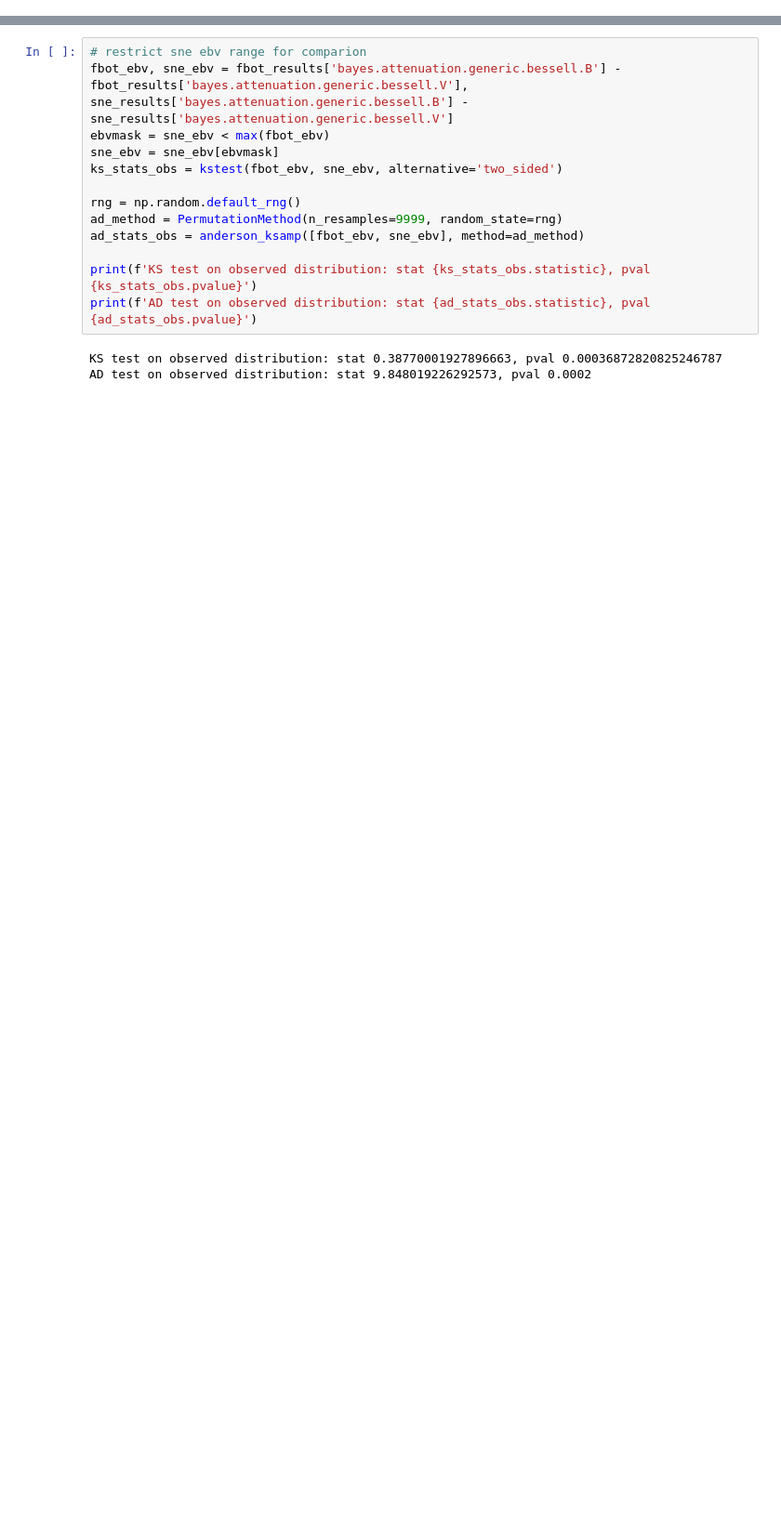
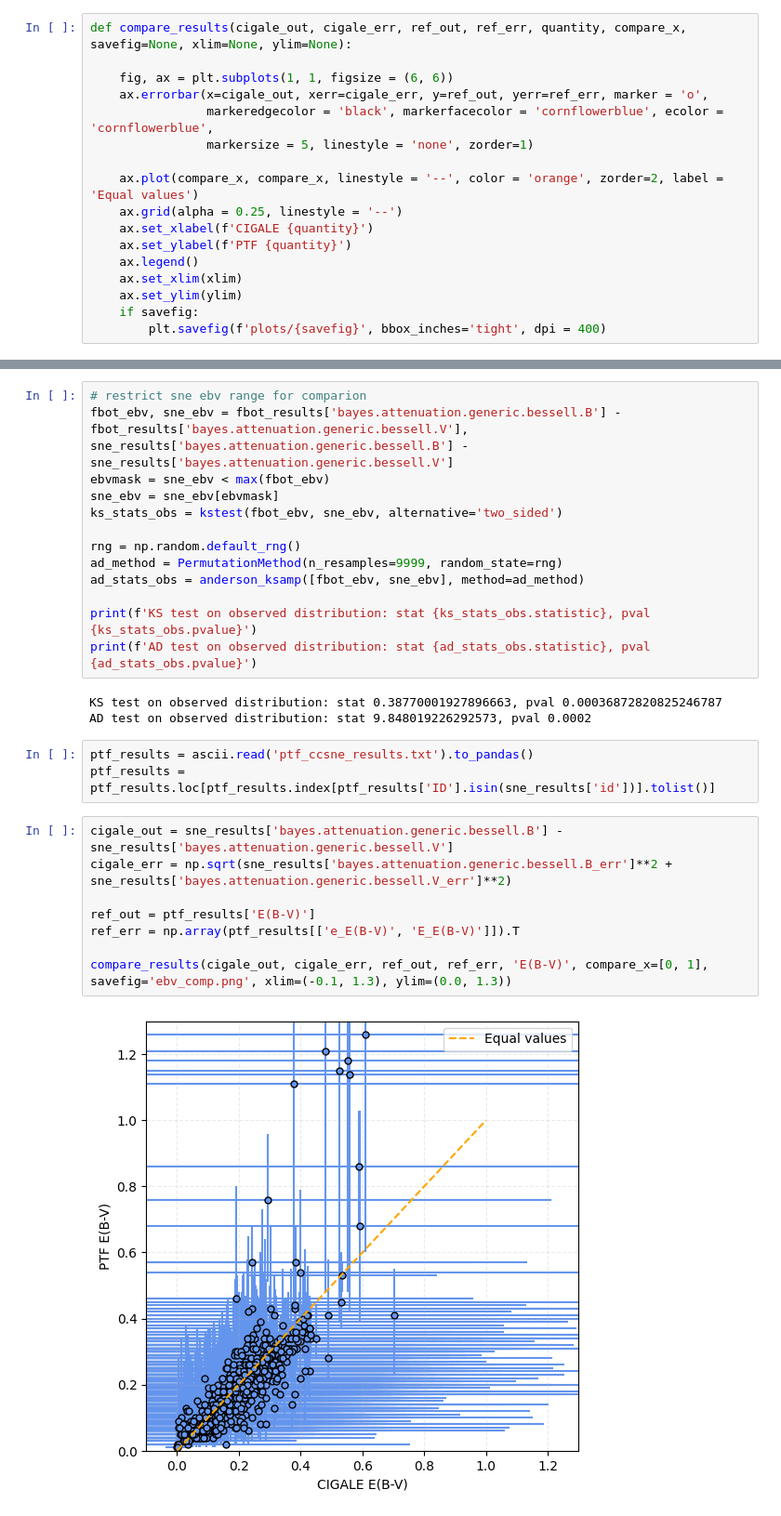
Before and after one commit to aswinsuresh24/sne_hosts, a Jupyter notebook: hosts.ipynb, the cells around one changed output, grey strips where cells are left out. Shown at 93% size. Drawn from its saved outputs; the diff is of its cells as text; blank space fills up the shorter version.

Commit message:
compare ptf results

```diff
--- a/hosts.ipynb
+++ b/hosts.ipynb
@@ -290,6 +290,23 @@ def plot_monte_carlo_sims(results, title, savefig=None):
     if savefig:
         plt.savefig(f'plots/{savefig}', bbox_inches='tight', dpi = 400)
     plt.show()
+# %%
+def compare_results(cigale_out, cigale_err, ref_out, ref_err, quantity, compare_x, savefig=None, xlim=None, ylim=None):
+
+    fig, ax = plt.subplots(1, 1, figsize = (6, 6))
+    ax.errorbar(x=cigale_out, xerr=cigale_err, y=ref_out, yerr=ref_err, marker = 'o',
+                markeredgecolor = 'black', markerfacecolor = 'cornflowerblue', ecolor = 'cornflowerblue',
+                markersize = 5, linestyle = 'none', zorder=1)
+
+    ax.plot(compare_x, compare_x, linestyle = '--', color = 'orange', zorder=2, label = 'Equal values')
+    ax.grid(alpha = 0.25, linestyle = '--')
+    ax.set_xlabel(f'CIGALE {quantity}')
+    ax.set_ylabel(f'PTF {quantity}')
+    ax.legend()
+    ax.set_xlim(xlim)
+    ax.set_ylim(ylim)
+    if savefig:
+        plt.savefig(f'plots/{savefig}', bbox_inches='tight', dpi = 400)
 # %%
 ptf_sne = read_ptf_sample('ptf_ccsne.csv')
 ptf_sne = ptf_sne[ptf_sne['ref'] == 'This paper']
@@ -550,3 +567,16 @@ print(f'AD test on observed distribution: stat {ad_stats_obs.statistic}, pval {a
 # %% [output]
 KS test on observed distribution: stat 0.38770001927896663, pval 0.00036872820825246787
 AD test on observed distribution: stat 9.848019226292573, pval 0.0002
+# %%
+ptf_results = ascii.read('ptf_ccsne_results.txt').to_pandas()
+ptf_results = ptf_results.loc[ptf_results.index[ptf_results['ID'].isin(sne_results['id'])].tolist()]
+# %%
+cigale_out = sne_results['bayes.attenuation.generic.bessell.B'] - sne_results['bayes.attenuation.generic.bessell.V']
+cigale_err = np.sqrt(sne_results['bayes.attenuation.generic.bessell.B_err']**2 + sne_results['bayes.attenuation.generic.bessell.V_err']**2)
+
+ref_out = ptf_results['E(B-V)']
+ref_err = np.array(ptf_results[['e_E(B-V)', 'E_E(B-V)']]).T
+
+compare_results(cigale_out, cigale_err, ref_out, ref_err, 'E(B-V)', compare_x=[0, 1], savefig='ebv_comp.png', xlim=(-0.1, 1.3), ylim=(0.0, 1.3))
+# %% [output]
+[figure, added]
```
Also changed, not shown: parts of 3 cells of this notebook.
